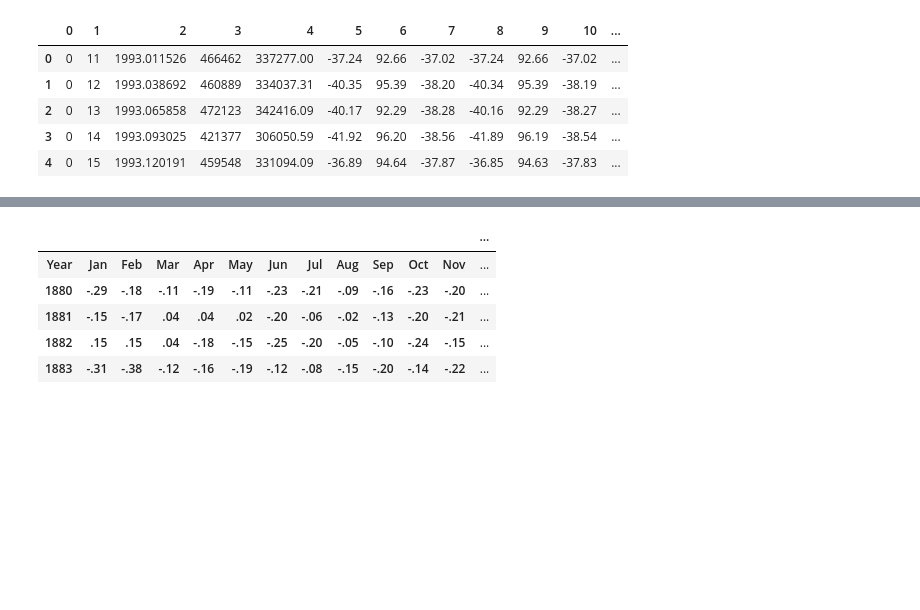
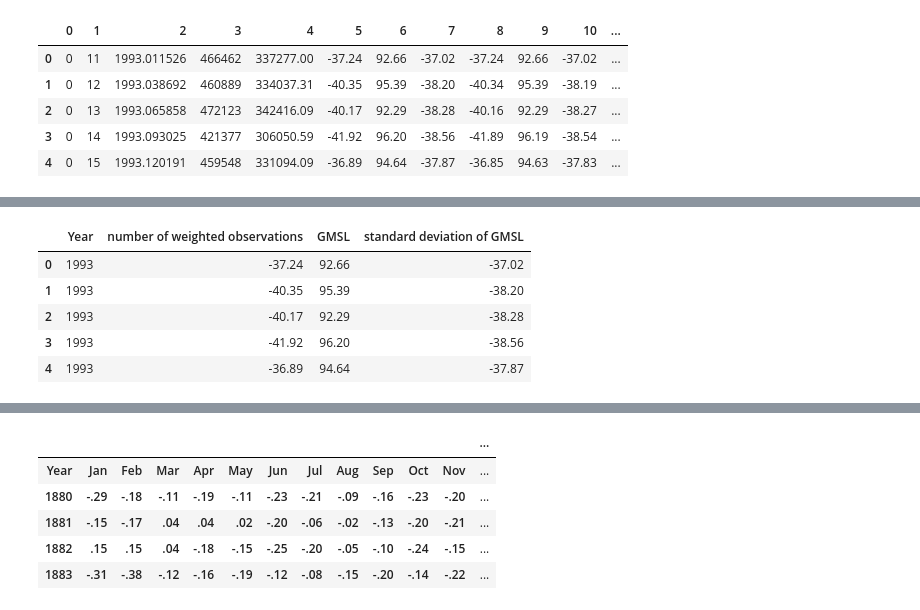
Before and after one commit to hakujeric/ETL-Project, a Jupyter notebook: DataAnalysis.ipynb, the cells around one changed output, grey strips where cells are left out. Cells and saved outputs as stored; diff of their text form; code cells hidden in the pictures; blank space fills up the shorter version.

```diff
--- a/DataAnalysis.ipynb
+++ b/DataAnalysis.ipynb
@@ -30,0 +86,10 @@ seaLevel_df.head()
+# %%
+seaLevel_df['Year'] = seaLevel_df['Year'].apply(lambda x : x.split('.')[0])
+seaLevel_df.head()
+# %% [output]
+|  | Year | number of weighted observations | GMSL | standard deviation of GMSL |
+| 0 | 1993 | -37.24 | 92.66 | -37.02 |
+| 1 | 1993 | -40.35 | 95.39 | -38.20 |
+| 2 | 1993 | -40.17 | 92.29 | -38.28 |
+| 3 | 1993 | -41.92 | 96.20 | -38.56 |
+| 4 | 1993 | -36.89 | 94.64 | -37.87 |
```
Also changed, not shown: parts of 13 cells of this notebook, 2 other files.
